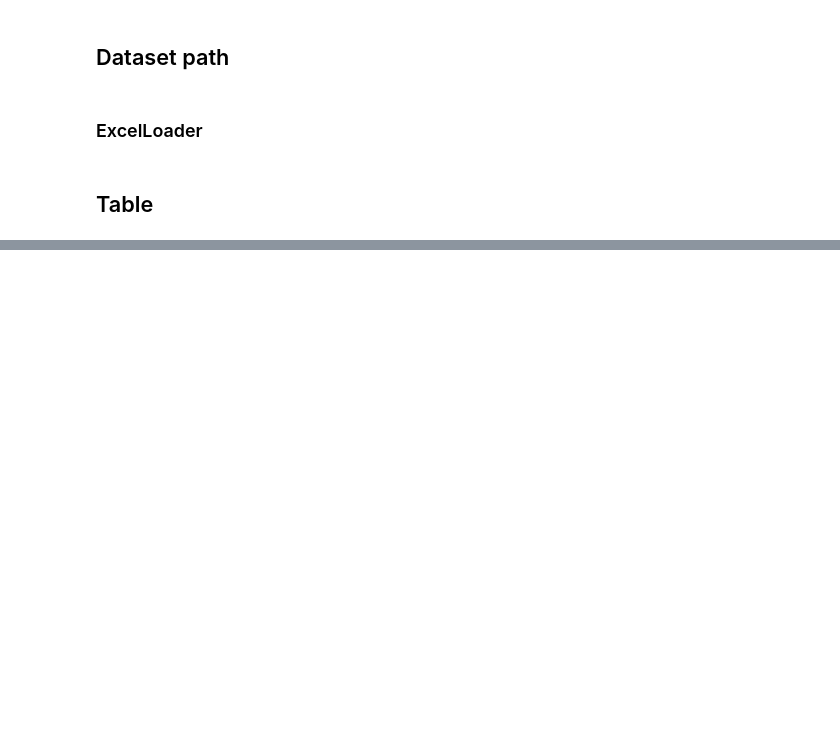
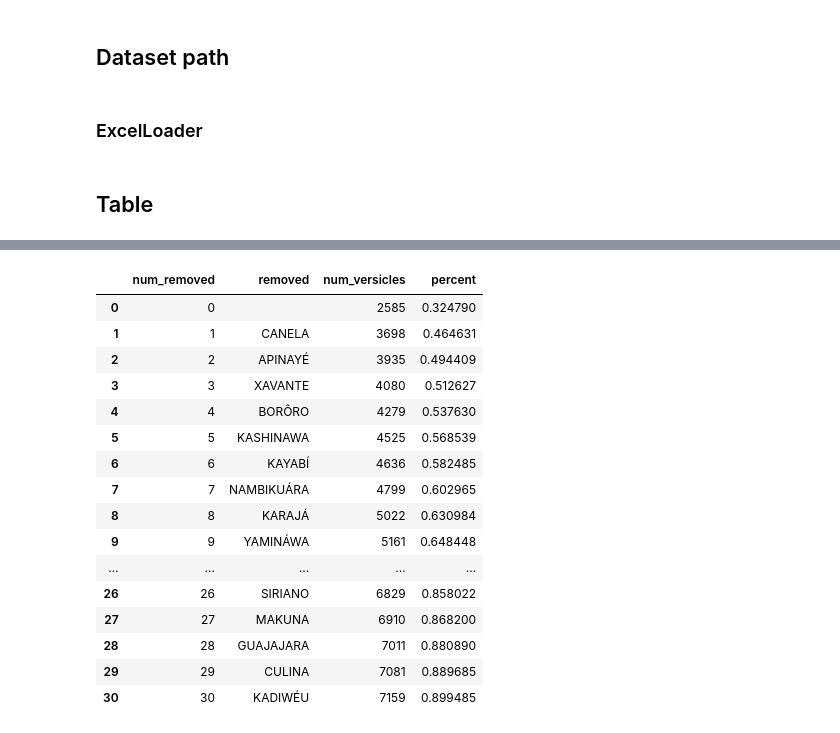
Before and after one commit to migueldmc/language-complexity, a Jupyter notebook: notebooks/Analysis.ipynb, the cells around one changed output, grey strips where cells are left out. Cells and saved outputs as stored; diff of their text form; code cells hidden in the pictures; blank space fills up the shorter version.

```diff
--- a/notebooks/Analysis.ipynb
+++ b/notebooks/Analysis.ipynb
@@ -98,0 +98,12 @@ len(o[31:])
+# %%
+from collections import defaultdict
+
+def language_chapters(table):
+    lang_ch = defaultdict(list)
+    for e, v in table._data.items():
+        lang_ch[e.lang].append((e.chap, e.vers))
+    lang_ch = {
+        k : set(v) for k, v in lang_ch.items()
+    }
+
+    return lang_ch
@@ -98,0 +114,2 @@ len(o[31:])
+# %%
+lc = language_chapters(table)
@@ -98,0 +128,29 @@ len(o[31:])
+# %%
+def compute_mmc(lc):
+    all_verses = set()
+    for lang, vs in lc.items():
+        all_verses |= vs
+
+    mmc = all_verses.copy()
+    for l, v in lc.items():
+        mmc &= v
+
+    ordered = sorted([ l for l in lc.keys()], key=lambda x: len(lc[x]))
+    rmving = set()
+
+    cols = dict(num_removed=[0], removed=[''], num_versicles=[len(mmc)], percent=[len(mmc)/len(all_verses)])
+    for item in ordered:
+        rmving.add(item)
+        s = all_verses.copy()#all_verses.copy()
+        for lang, cv in lc.items():
+            if lang in rmving: continue
+            s &= cv
+        cols['num_removed'].append(len(rmving))
+        cols['removed'].append(item)
+        cols['num_versicles'].append(len(s))
+        cols['percent'].append(len(s)/len(all_verses))
+
+    return all_verses, mmc, pd.DataFrame(cols)
+# %%
+all_verses, mmc, df4 = compute_mmc(lc)
+df4.to_csv('mmc_data.csv', index=False)
@@ -98,0 +169,20 @@ len(o[31:])
+# %%
+df4.loc[df4['percent'] < 0.9, :]
+# %% [output]
+|  | num_removed | removed | num_versicles | percent |
+| 0 | 0 |  | 2585 | 0.324790 |
+| 1 | 1 | CANELA | 3698 | 0.464631 |
+| 2 | 2 | APINAYÉ | 3935 | 0.494409 |
+| 3 | 3 | XAVANTE | 4080 | 0.512627 |
+| 4 | 4 | BORÔRO | 4279 | 0.537630 |
+| 5 | 5 | KASHINAWA | 4525 | 0.568539 |
+| 6 | 6 | KAYABÍ | 4636 | 0.582485 |
+| 7 | 7 | NAMBIKUÁRA | 4799 | 0.602965 |
+| 8 | 8 | KARAJÁ | 5022 | 0.630984 |
+| 9 | 9 | YAMINÁWA | 5161 | 0.648448 |
+| ... | ... | ... | ... | ... |
+| 26 | 26 | SIRIANO | 6829 | 0.858022 |
+| 27 | 27 | MAKUNA | 6910 | 0.868200 |
+| 28 | 28 | GUAJAJARA | 7011 | 0.880890 |
+| 29 | 29 | CULINA | 7081 | 0.889685 |
+| 30 | 30 | KADIWÉU | 7159 | 0.899485 |
```
Also changed, not shown: parts of 68 cells of this notebook.
